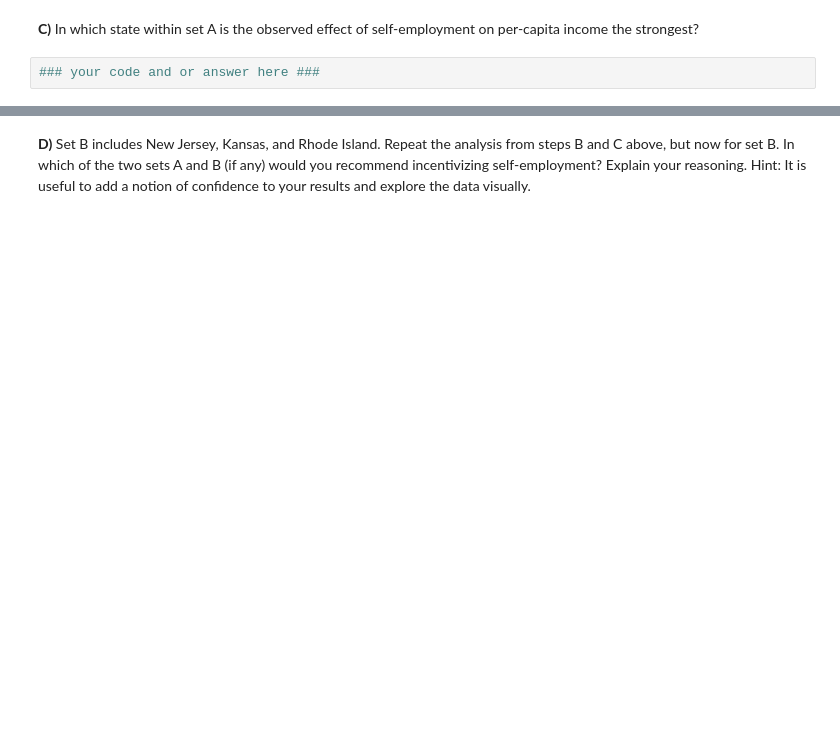
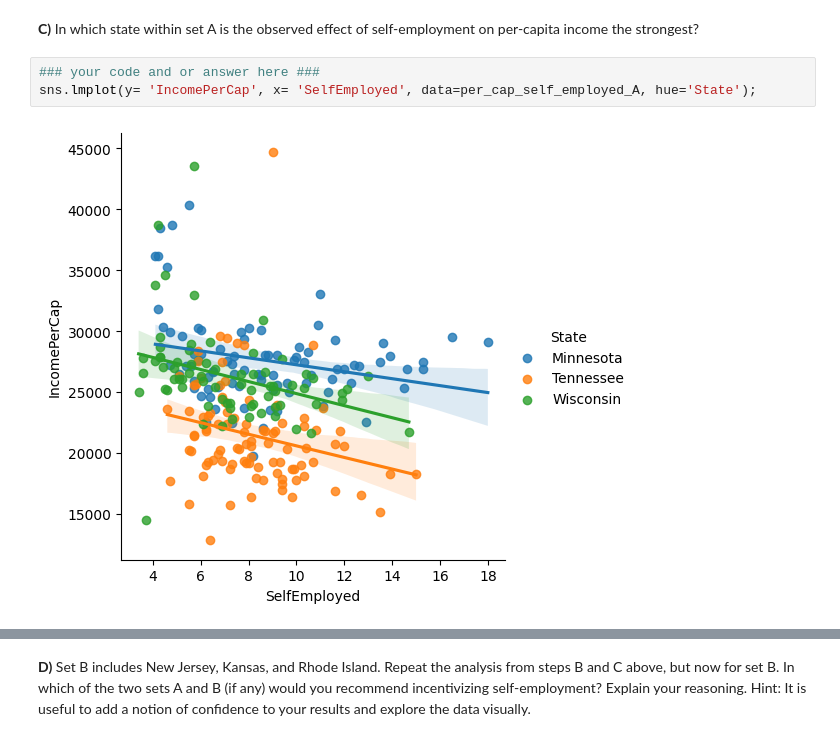
Before and after one commit to roduit/2023, a Jupyter notebook: Exercises/03 - Describing data/Describing_data_exercise.ipynb, the cells around one changed output, grey strips where cells are left out. Drawn from its saved outputs; the diff is of its cells as text; blank space fills up the shorter version.

```diff
--- a/Exercises/03 - Describing data/Describing_data_exercise.ipynb
+++ b/Exercises/03 - Describing data/Describing_data_exercise.ipynb
@@ -186,3 +209,6 @@ Since it is unethical and impossible in this setting to run a controlled experim
 **C)** In which state within set A is the observed effect of self-employment on per-capita income the strongest?
 # %%
 ### your code and or answer here ###
+sns.lmplot(y= 'IncomePerCap', x= 'SelfEmployed', data=per_cap_self_employed_A, hue='State');
+# %% [output]
+[figure, added]
```
Also changed, not shown: parts of 26 cells of this notebook.
